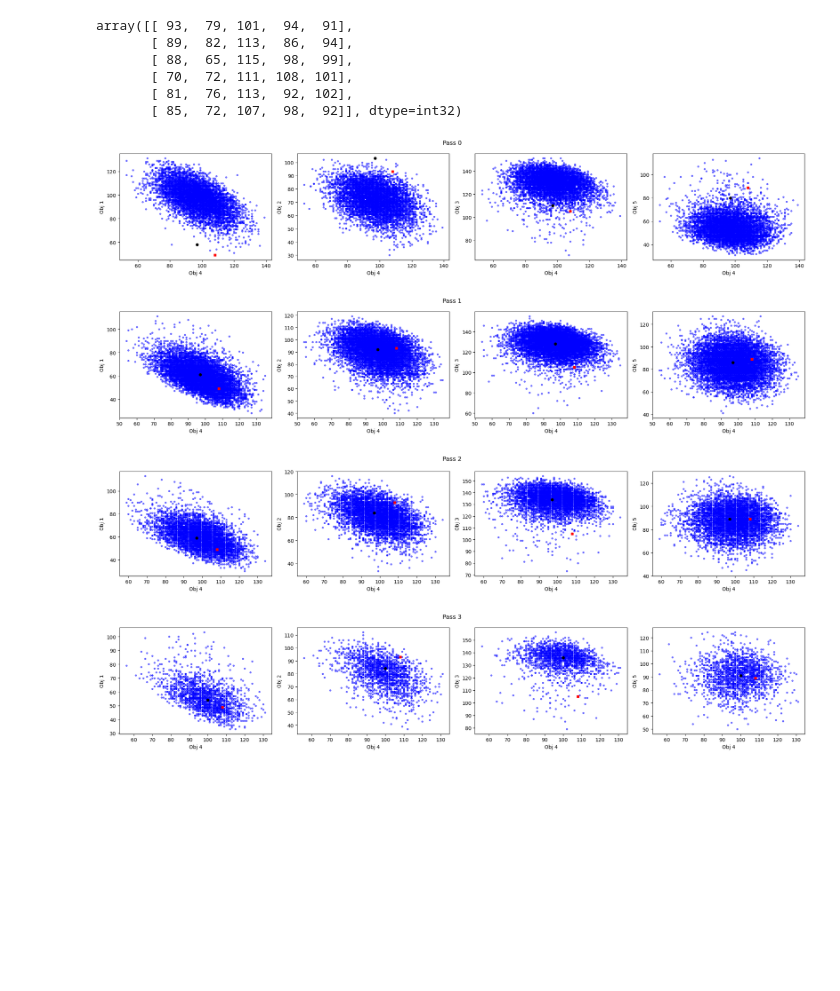
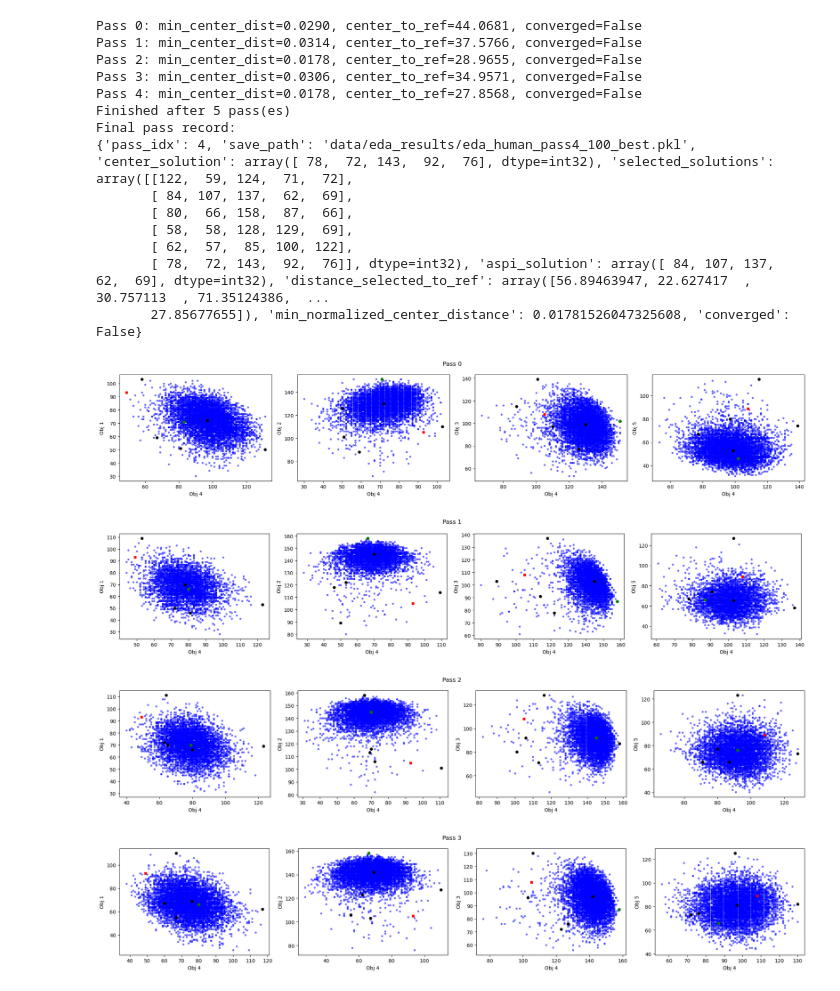
Before and after one commit to rameshsrinivasanuci/multiobjective, a Jupyter notebook: stimulate_human_guided_eda.ipynb, the cells around one changed output. Cells and saved outputs as stored; diff of their text form; code cells hidden in the pictures; blank space fills up the shorter version.

Commit message:
current human input query

```diff
--- a/stimulate_human_guided_eda.ipynb
+++ b/stimulate_human_guided_eda.ipynb
@@ -179,18 +179,19 @@ for pass_idx in range(max_passes):
     save_path = save_pass_results(results, pass_idx, output_dir, use_human_input=(p_rank is not None))
     pf = results["converged_pf_table"][-1]
     selected_sols, center_sol, min_center_dist = select_solutions(pf, n_obj)
-    aspi_item, dist_to_ref = compute_weighted_human_input(selected_sols, ref_sol)
-    p_rank = aspi_to_p_rank(items, n_obj, aspi_item, temp=temp)
+    aspi_sol, dist_to_ref = compute_weighted_human_input(selected_sols, ref_sol)
+    p_rank = aspi_to_p_rank(items, n_obj, aspi_sol, temp=temp)
     converged = is_converged(center_sol, ref_sol, tolerance=tolerance)
 
     # decrease temperature over passes
-    temp -= 0.05
+    # temp -= 0.05
 
     pass_record = {
         "pass_idx": pass_idx,
         "save_path": str(save_path),
         "center_solution": center_sol,
         "selected_solutions": selected_sols,
+        "aspi_solution": aspi_sol,
         "distance_selected_to_ref": dist_to_ref,
         "min_normalized_center_distance": min_center_dist,
         "converged": converged,
@@ -210,6 +211,21 @@ if history:
     print("Final pass record:")
     print(history[-1])
 
-with open('data/eda_results/history_temp.pkl', 'wb') as f:
+with open('data/eda_results/history_100_best.pkl', 'wb') as f:
     pickle.dump(history, f)
+# %% [output]
+Pass 0: min_center_dist=0.0290, center_to_ref=44.0681, converged=False
+Pass 1: min_center_dist=0.0314, center_to_ref=37.5766, converged=False
+Pass 2: min_center_dist=0.0178, center_to_ref=28.9655, converged=False
+Pass 3: min_center_dist=0.0306, center_to_ref=34.9571, converged=False
+Pass 4: min_center_dist=0.0178, center_to_ref=27.8568, converged=False
+Finished after 5 pass(es)
+Final pass record:
+{'pass_idx': 4, 'save_path': 'data/eda_results/eda_human_pass4_100_best.pkl', 'center_solution': array([ 78,  72, 143,  92,  76], dtype=int32), 'selected_solutions': array([[122,  59, 124,  71,  72],
+       [ 84, 107, 137,  62,  69],
+       [ 80,  66, 158,  87,  66],
+       [ 58,  58, 128, 129,  69],
+       [ 62,  57,  85, 100, 122],
+       [ 78,  72, 143,  92,  76]], dtype=int32), 'aspi_solution': array([ 84, 107, 137,  62,  69], dtype=int32), 'distance_selected_to_ref': array([56.89463947, 22.627417  , 30.757113  , 71.35124386,  ...
+       27.85677655]), 'min_normalized_center_distance': 0.01781526047325608, 'converged': False}
 # %%
@@ -229,5 +256,3 @@ for i in range(4):
 with open('card_game/eda_results/eda_trial8.pkl', 'rb') as f:
     results = pickle.load(f)
 pf_actual = results['converged_pf_table'][-1]
-# %%
-pf = pf_actual
@@ -275,12 +259,3 @@ selected_sols = np.vstack([*extreme_sols, center_sol])
-# %%
-selected_sols
-# %% [output]
-array([[ 93,  79, 101,  94,  91],
-       [ 89,  82, 113,  86,  94],
-       [ 88,  65, 115,  98,  99],
-       [ 70,  72, 111, 108, 101],
-       [ 81,  76, 113,  92, 102],
-       [ 85,  72, 107,  98,  92]], dtype=int32)
 # %%
 # from matplotlib import pyplot as plt
 # %matplotlib widget
@@ -306,52 +281,64 @@ from matplotlib import pyplot as plt
 
 ref_sol = np.array([49, 93, 105, 108, 89])
 for i in range(4):
-    with open(f'data/eda_results/eda_human_pass{i}_temp.pkl', 'rb') as f:
+    with open(f'data/eda_results/eda_human_pass{i}_100_best.pkl', 'rb') as f:
         results = pickle.load(f)
 
     pf = results["converged_pf_table"][-1]
 
     fig = plt.figure(figsize=(20, 4))
     ax0 = fig.add_subplot(1, 4, 1)
     ax1 = fig.add_subplot(1, 4, 2)
     ax2 = fig.add_subplot(1, 4, 3)
     ax3 = fig.add_subplot(1, 4, 4)
 
     # ax0.plot(pf_actual[:, 3], pf_actual[:, 0], 'go', alpha=0.5, markersize=3)
-    ax0.plot(pf[:, 3], pf[:, 0], 'bo', alpha=0.5, markersize=3)
-    ax0.plot(ref_sol[3], ref_sol[0], 'rs', alpha=1, markersize=5)
-    ax0.plot(aspi_item_list[i][3], aspi_item_list[i][0], 'ko', alpha=1, markersize=5)
+    ax0.plot(pf[:, 0], pf[:, 1], 'bo', alpha=0.5, markersize=3)
+    ax0.plot(ref_sol[0], ref_sol[1], 'rs', alpha=1, markersize=5)
+    ax0.plot(selected_sols_list[i][:, 0], selected_sols_list[i][:, 1], 'ko', alpha=1, markersize=5)
+    ax0.plot(aspi_sol_list[i][0], aspi_sol_list[i][1], 'go', alpha=1, markersize=5)
     ax0.set_xlabel('Obj 4')
     ax0.set_ylabel('Obj 1')
+    # ax0.set_ylim(30, 160)
+    # ax0.set_xlim(40, 140)
 
     # ax1.plot(pf_actual[:, 3], pf_actual[:, 1], 'go', alpha=0.5, markersize=3)
-    ax1.plot(pf[:, 3], pf[:, 1], 'bo', alpha=0.5, markersize=3)
-    ax1.plot(ref_sol[3], ref_sol[1], 'rs', alpha=1, markersize=5)
-    ax1.plot(aspi_item_list[i][3], aspi_item_list[i][1], 'ko', alpha=1, markersize=5)
+    ax1.plot(pf[:, 1], pf[:, 2], 'bo', alpha=0.5, markersize=3)
+    ax1.plot(ref_sol[1], ref_sol[2], 'rs', alpha=1, markersize=5)
+    ax1.plot(selected_sols_list[i][:, 1], selected_sols_list[i][:, 2], 'ko', alpha=1, markersize=5)
+    ax1.plot(aspi_sol_list[i][1], aspi_sol_list[i][2], 'go', alpha=1, markersize=5)
     ax1.set_xlabel('Obj 4')
     ax1.set_ylabel('Obj 2')
+    # ax1.set_ylim(30, 160)
+    # ax1.set_xlim(40, 140)
 
     # ax2.plot(pf_actual[:, 3], pf_actual[:, 2], 'go', alpha=0.5, markersize=3)
-    ax2.plot(pf[:, 3], pf[:, 2], 'bo', alpha=0.5, markersize=3)
-    ax2.plot(ref_sol[3], ref_sol[2], 'rs', alpha=1, markersize=5)
-    ax2.plot(aspi_item_list[i][3], aspi_item_list[i][2], 'ko', alpha=1, markersize=5)
+    ax2.plot(pf[:, 2], pf[:, 3], 'bo', alpha=0.5, markersize=3)
+    ax2.plot(ref_sol[2], ref_sol[3], 'rs', alpha=1, markersize=5)
+    ax2.plot(selected_sols_list[i][:, 2], selected_sols_list[i][:, 3], 'ko', alpha=1, markersize=5)
+    ax2.plot(aspi_sol_list[i][2], aspi_sol_list[i][3], 'go', alpha=1, markersize=5)
     ax2.set_xlabel('Obj 4')
     ax2.set_ylabel('Obj 3')
+    # ax2.set_ylim(30, 160)
+    # ax2.set_xlim(40, 140)
 
     # ax3.plot(pf_actual[:, 3], pf_actual[:, 4], 'go', alpha=0.5, markersize=3)
     ax3.plot(pf[:, 3], pf[:, 4], 'bo', alpha=0.5, markersize=3)
     ax3.plot(ref_sol[3], ref_sol[4], 'rs', alpha=1, markersize=5)
-    ax3.plot(aspi_item_list[i][3], aspi_item_list[i][4], 'ko', alpha=1, markersize=5)
+    ax3.plot(selected_sols_list[i][:, 3], selected_sols_list[i][:, 4], 'ko', alpha=1, markersize=5)
+    ax3.plot(aspi_sol_list[i][3], aspi_sol_list[i][4], 'go', alpha=1, markersize=5)
     ax3.set_xlabel('Obj 4')
     ax3.set_ylabel('Obj 5')
+    # ax3.set_ylim(30, 160)
+    # ax3.set_xlim(40, 140)
 
     fig.suptitle(f'Pass {i}')
     fig.tight_layout()
     plt.show()
 # %% [output]
-[figure, old version]
+[figure, new version]
-[figure, old version]
+[figure, new version]
-[figure, old version]
+[figure, new version]
-[figure, old version]
+[figure, new version]
 # %%
 plt.close()
```
Also changed, not shown: parts of 4 cells of this notebook, 1 other file.
